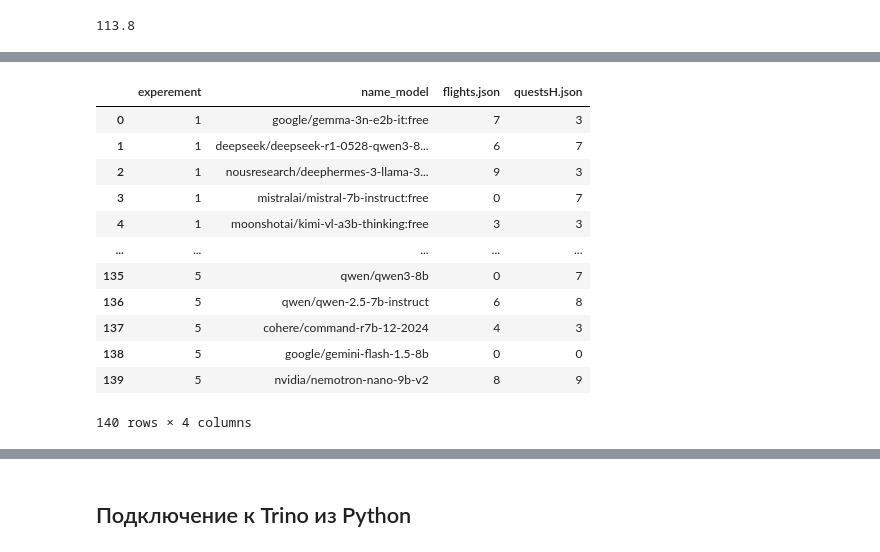
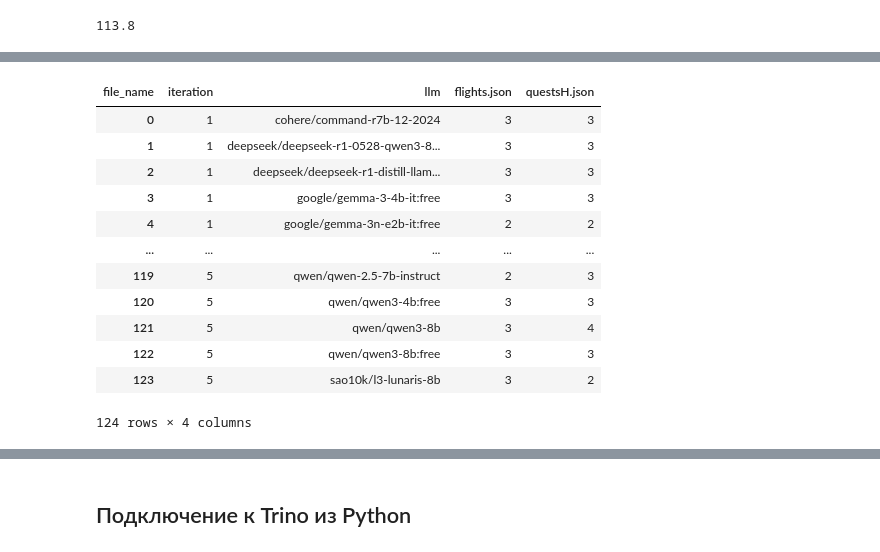
Before and after one commit to DimkKozhem/sgl-agent, a Jupyter notebook: LCT.ipynb, the cells around one changed output, grey strips where cells are left out. Drawn from its saved outputs; the diff is of its cells as text; code cells hidden in the pictures.

```diff
--- a/LCT.ipynb
+++ b/LCT.ipynb
@@ -263,16 +276,20 @@ df
+# %%
+df = df.pivot(index=['iteration','llm'], columns='file_name', values='score').reset_index()
+
+df
+# %% [output]
+| file_name | iteration | llm | flights.json | questsH.json |
+| 0 | 1 | cohere/command-r7b-12-2024 | 3 | 3 |
+| 1 | 1 | deepseek/deepseek-r1-0528-qwen3-8... | 3 | 3 |
+| 2 | 1 | deepseek/deepseek-r1-distill-llam... | 3 | 3 |
+| 3 | 1 | google/gemma-3-4b-it:free | 3 | 3 |
+| 4 | 1 | google/gemma-3n-e2b-it:free | 2 | 2 |
+| ... | ... | ... | ... | ... |
+| 119 | 5 | qwen/qwen-2.5-7b-instruct | 2 | 3 |
+| 120 | 5 | qwen/qwen3-4b:free | 3 | 3 |
+| 121 | 5 | qwen/qwen3-8b | 3 | 4 |
+| 122 | 5 | qwen/qwen3-8b:free | 3 | 3 |
+| 123 | 5 | sao10k/l3-lunaris-8b | 3 | 2 |
+124 rows × 4 columns
 # %%
-df.to_csv('models_results_table_grok.csv', index=False)
+df.to_csv('models_results_table_claude-sonnet-4.csv', index=False)
-# %% [output]
-|  | experement | name_model | flights.json | questsH.json |
-| 0 | 1 | google/gemma-3n-e2b-it:free | 7 | 3 |
-| 1 | 1 | deepseek/deepseek-r1-0528-qwen3-8... | 6 | 7 |
-| 2 | 1 | nousresearch/deephermes-3-llama-3... | 9 | 3 |
-| 3 | 1 | mistralai/mistral-7b-instruct:free | 0 | 7 |
-| 4 | 1 | moonshotai/kimi-vl-a3b-thinking:free | 3 | 3 |
-| ... | ... | ... | ... | ... |
-| 135 | 5 | qwen/qwen3-8b | 0 | 7 |
-| 136 | 5 | qwen/qwen-2.5-7b-instruct | 6 | 8 |
-| 137 | 5 | cohere/command-r7b-12-2024 | 4 | 3 |
-| 138 | 5 | google/gemini-flash-1.5-8b | 0 | 0 |
-| 139 | 5 | nvidia/nemotron-nano-9b-v2 | 8 | 9 |
-140 rows × 4 columns
```
Also changed, not shown: parts of 5 cells of this notebook, 13 other files.
